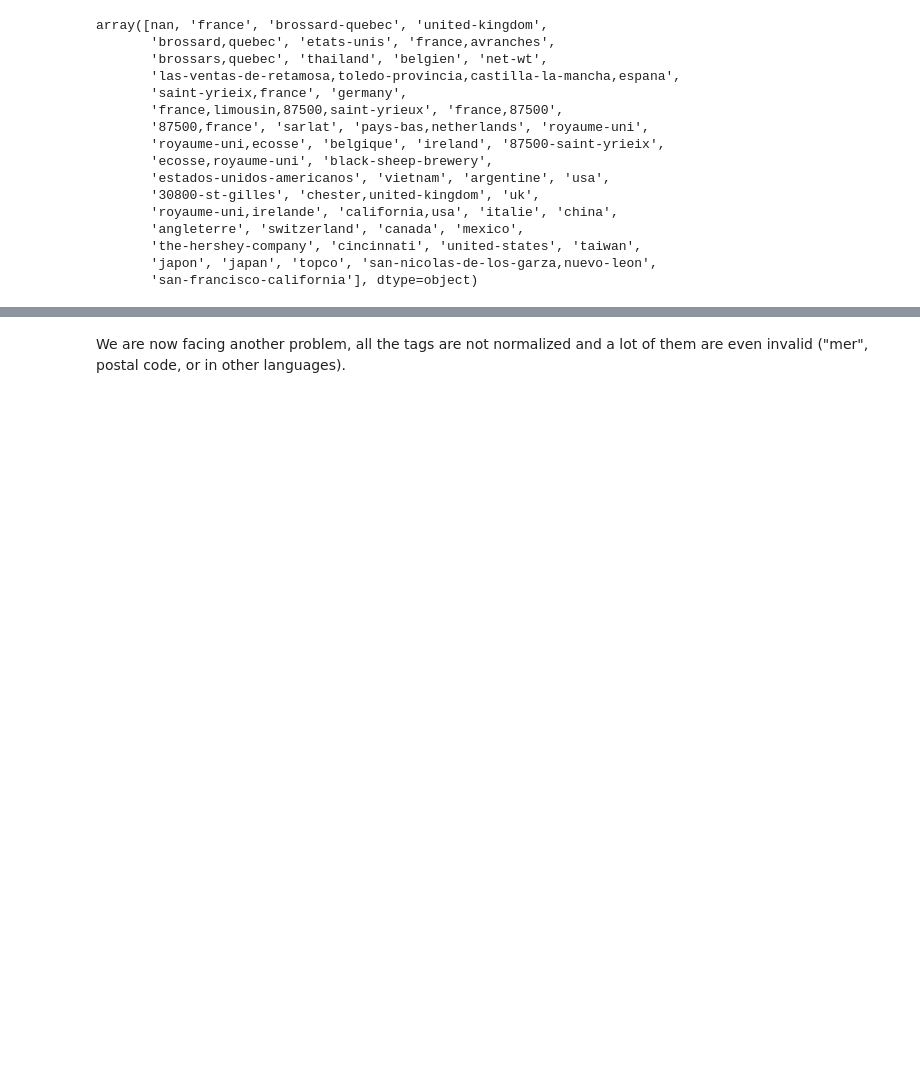
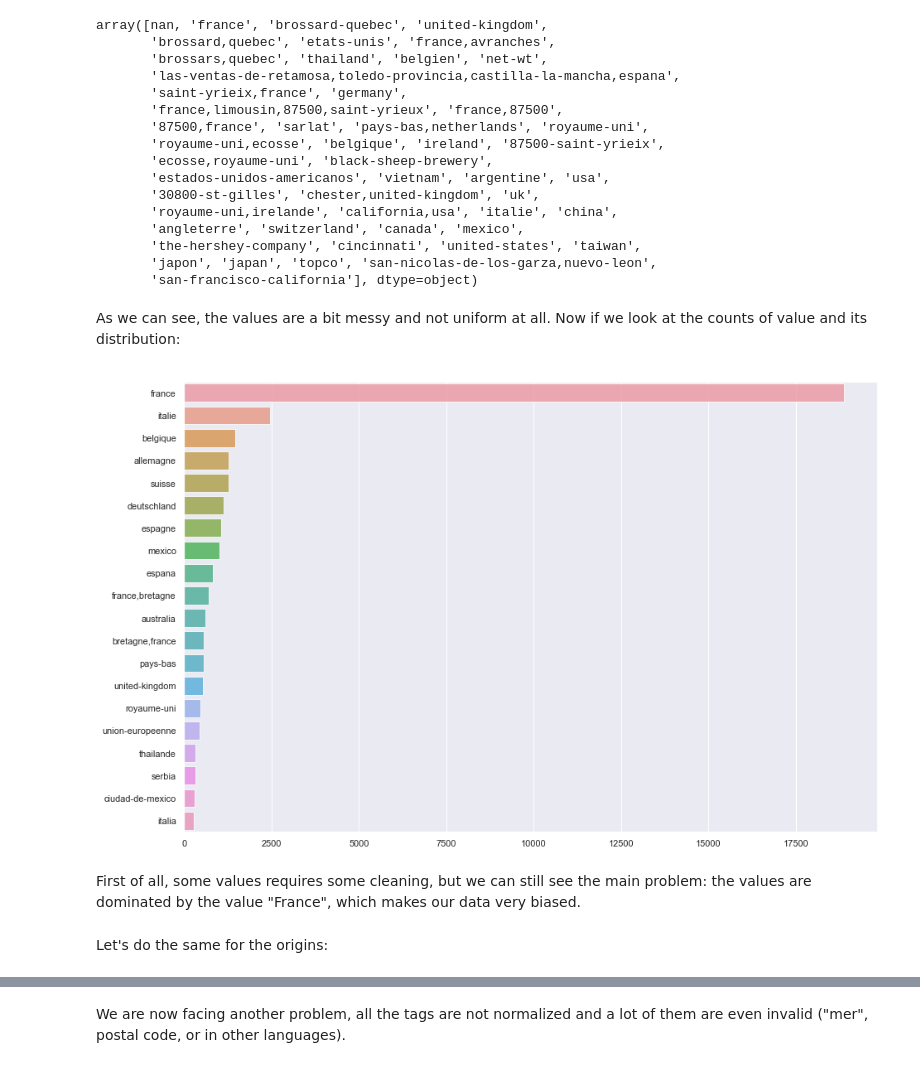
Before and after one commit to coiL10/AdamanTeam, a Jupyter notebook: milestone2.ipynb, the cells around one changed output, grey strips where cells are left out. Drawn from its saved outputs; the diff is of its cells as text; code cells hidden in the pictures; blank space fills up the shorter version.

Commit message:
add distribution plot

```diff
--- a/milestone2.ipynb
+++ b/milestone2.ipynb
@@ -15,6 +15,9 @@ When describing the data, in particular, you should show (non-exhaustive list):
 import pandas as pd
 import numpy as np
 import scipy as sp
+import seaborn as sns
+sns.set()
+sns.set(rc={'figure.figsize':(15,10)})
 # %%
 data_folder = './data/'
 # %% [markdown]
@@ -143,6 +168,21 @@ array([nan, 'france', 'brossard-quebec', 'united-kingdom',
        'the-hershey-company', 'cincinnati', 'united-states', 'taiwan',
        'japon', 'japan', 'topco', 'san-nicolas-de-los-garza,nuevo-leon',
        'san-francisco-california'], dtype=object)
+# %% [markdown]
+As we can see, the values are a bit messy and not uniform at all. Now if we look at the counts of value and its distribution:
+# %%
+def print_dis(column):
+    counts = column.value_counts()
+    counts = counts[:20,]
+    sns.barplot(y=counts.index, x=counts.values, alpha=0.8)
+# %%
+print_dis(selected_data.manufacturing_places_tags)
+# %% [output]
+[figure, added]
+# %% [markdown]
+First of all, some values requires some cleaning, but we can still see the main problem: the values are dominated by the value "France", which makes our data very biased.
+# %% [markdown]
+Let's do the same for the origins:
 # %%
 selected_data.origins_tags.unique()[:50]
 # %% [output]
```
Also changed, not shown: parts of 13 cells of this notebook.
